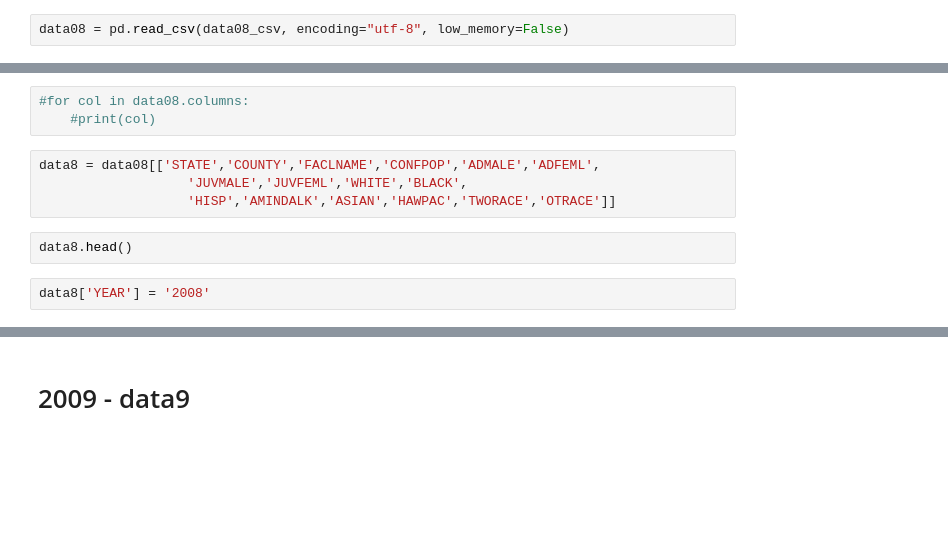
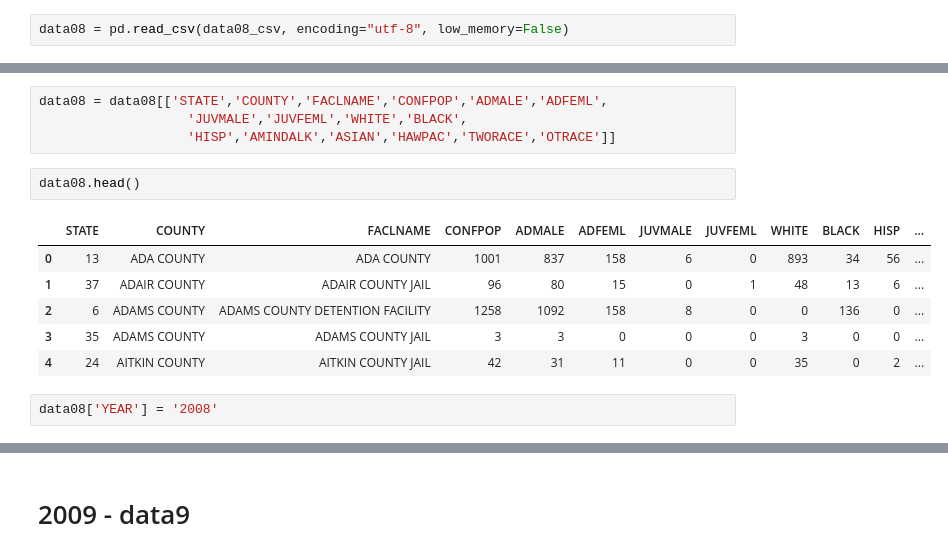
Before and after one commit to Wynndom111/Group-4-Project-2, a Jupyter notebook: Data Cleaning.ipynb, the cells around one changed output, grey strips where cells are left out. Drawn from its saved outputs; the diff is of its cells as text; blank space fills up the shorter version.

Commit message:
column clean-up, append df, and add %

```diff
--- a/Data Cleaning.ipynb
+++ b/Data Cleaning.ipynb
@@ -13,12 +21,16 @@ data08.head()
-# %%
-#for col in data08.columns:
-    #print(col)
 # %%
-data8 = data08[['STATE','COUNTY','FACLNAME','CONFPOP','ADMALE','ADFEML',
+data08 = data08[['STATE','COUNTY','FACLNAME','CONFPOP','ADMALE','ADFEML',
                    'JUVMALE','JUVFEML','WHITE','BLACK',
                    'HISP','AMINDALK','ASIAN','HAWPAC','TWORACE','OTRACE']]
 # %%
-data8.head()
+data08.head()
+# %% [output]
+|  | STATE | COUNTY | FACLNAME | CONFPOP | ADMALE | ADFEML | JUVMALE | JUVFEML | WHITE | BLACK | HISP | ... |
+| 0 | 13 | ADA COUNTY | ADA COUNTY | 1001 | 837 | 158 | 6 | 0 | 893 | 34 | 56 | ... |
+| 1 | 37 | ADAIR COUNTY | ADAIR COUNTY JAIL | 96 | 80 | 15 | 0 | 1 | 48 | 13 | 6 | ... |
+| 2 | 6 | ADAMS COUNTY | ADAMS COUNTY DETENTION FACILITY | 1258 | 1092 | 158 | 8 | 0 | 0 | 136 | 0 | ... |
+| 3 | 35 | ADAMS COUNTY | ADAMS COUNTY JAIL | 3 | 3 | 0 | 0 | 0 | 3 | 0 | 0 | ... |
+| 4 | 24 | AITKIN COUNTY | AITKIN COUNTY JAIL | 42 | 31 | 11 | 0 | 0 | 35 | 0 | 2 | ... |
 # %%
-data8['YEAR'] = '2008'
+data08['YEAR'] = '2008'
 # %%
```
Also changed, not shown: parts of 48 cells of this notebook.
